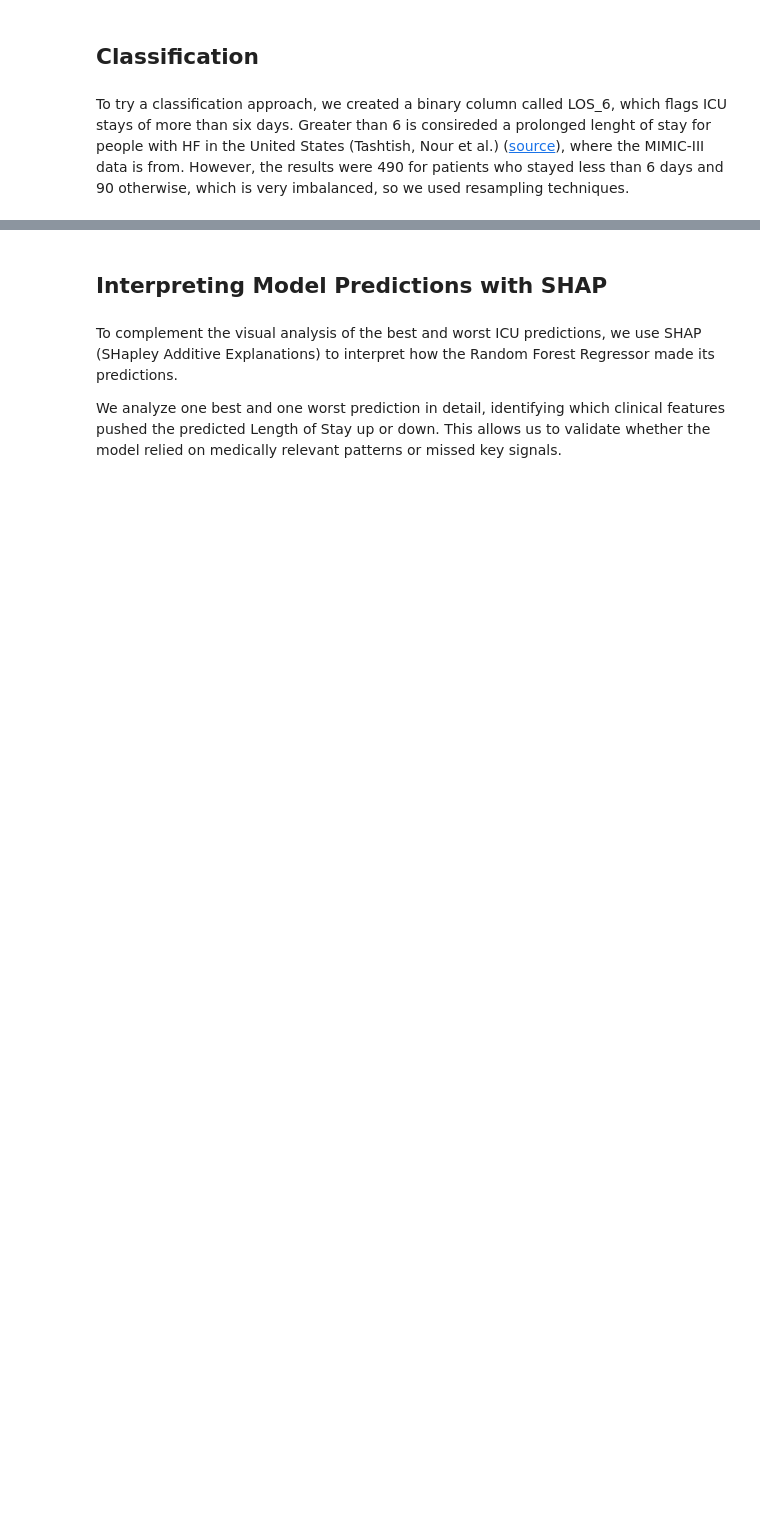
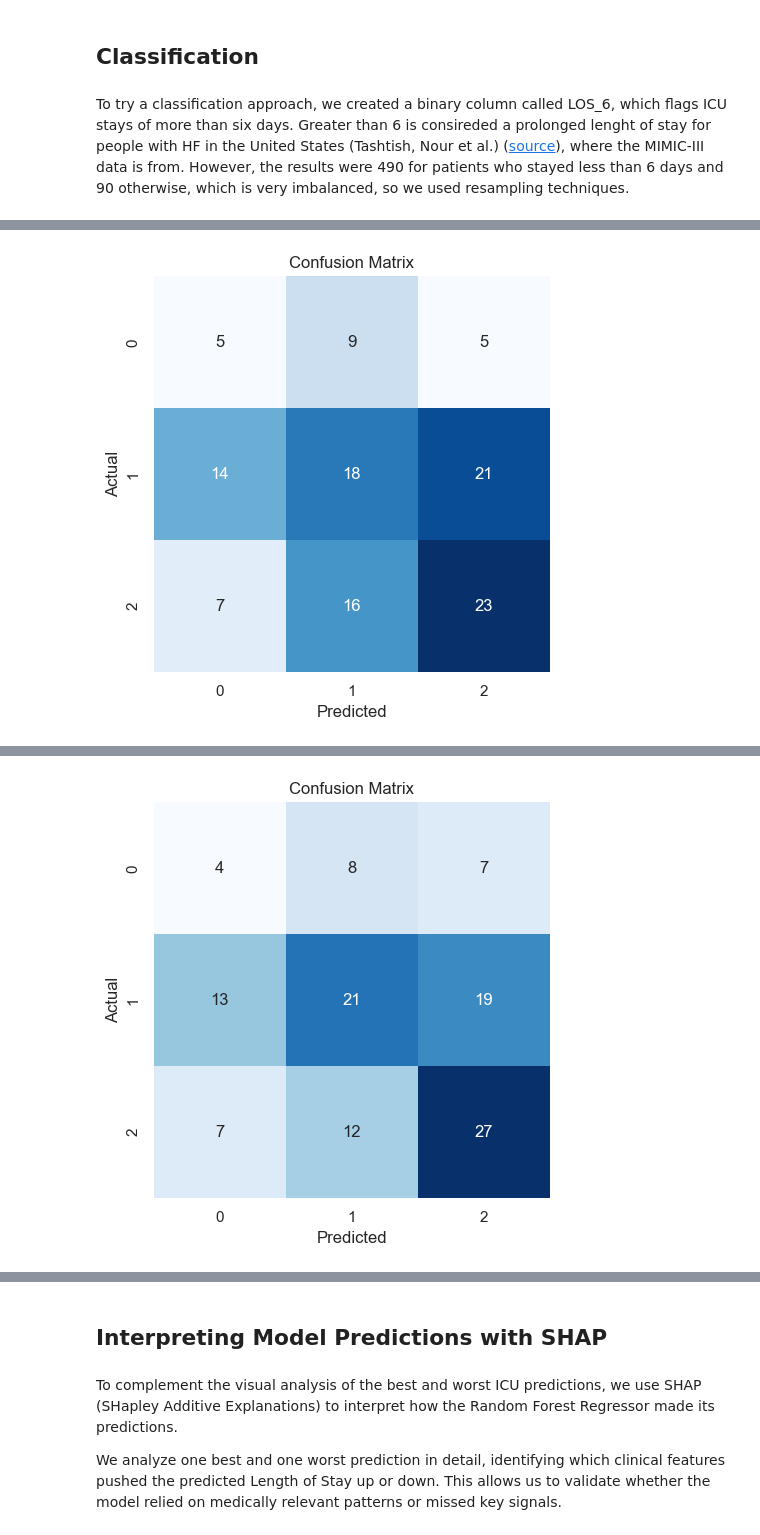
Before and after one commit to ossclaudia/Machine-Learning-2, a Jupyter notebook: projeto.ipynb, the cells around one changed output, grey strips where cells are left out. Saved outputs shown, nothing was run; the diff lists cells and outputs as text; code cells hidden in the pictures; blank space fills up the shorter version.

Commit message:
classification

```diff
--- a/projeto.ipynb
+++ b/projeto.ipynb
@@ -1562,10 +1584,4 @@ final_dataset2['LOS_category'] = pd.cut(final_dataset2['LOS'], bins=[-1,2,6,100]
 print(final_dataset2.columns)
 final_dataset2["LOS_category"].value_counts()
 
-X_train, X_test, y_train, y_test = train_test_split(
-    final_dataset2.drop(columns=['LOS', 'LOS_category']),
-    final_dataset2['LOS'],
-    test_size=0.2,
-    stratify=final_dataset2['LOS_category'],
-    random_state=42
-)
+final_dataset2 = final_dataset2.drop(columns=['LOS'])
@@ -1665,0 +1616,62 @@ for name, (param_grid, model) in param_grids.items():
+# %%
+kf = KFold(n_splits=5, shuffle=True, random_state=42)
+accuracy_scorer = make_scorer(accuracy_score)
+
+param_grids = {
+
+    'Decision Tree Classifier': ({
+        'max_depth': [None, 5, 10, 20],
+        'min_samples_split': [2, 5, 10],
+        'min_samples_leaf': [1, 2, 4]
+    }, DecisionTreeClassifier(random_state=42)),
+
+    'Random Forest Classifier': ({
+        'n_estimators': [50, 100, 200],
+        'max_depth': [None, 10, 20],
+        'min_samples_split': [2, 5],
+        'min_samples_leaf': [1, 2]
+    }, RandomForestClassifier(random_state=42)),
+
+    'KNN Classifier': ({
+        'n_neighbors': range(1, 11),
+        'weights': ['uniform', 'distance'],
+        'p': [1, 2]
+    }, KNeighborsClassifier()),
+
+    'SVM (Support Vector Classification)': ({
+        'C': [0.1, 1, 10],
+        'kernel': ['linear', 'rbf']
+    }, SVC()),
+
+    'XGBoost Classifier': ({
+        'n_estimators': [100, 200],
+        'max_depth': [3, 5, 7],
+        'learning_rate': [0.01, 0.1],
+        'subsample': [0.8, 1.0]
+    }, XGBClassifier(random_state=42)),
+}
+
+for name, (param_grid, model) in param_grids.items():
+    print(f"--- {name} ---")
+    grid_search = GridSearchCV(
+        estimator=model,
+        param_grid=param_grid,
+        scoring=accuracy_scorer,
+        cv=kf,
+        n_jobs=-1
+    )
+    """
+    if name in ['SVR (Support Vector Regression)', 'KNN Regressor']:
+        grid_search.fit(X_train_scaled, y_train)
+    else:
+        grid_search.fit(X_train_scaled, y_train, sample_weight=sample_weight)
+    """
+    grid_search.fit(X_train_scaled, y_train)
+
+    print("Best params:", grid_search.best_params_)
+
+    y_pred = grid_search.best_estimator_.predict(X_test_scaled)
+    evaluation2(y_test, y_pred)
+
+    print("\n")
+# %% [output]
@@ -1665,0 +1690 @@ for name, (param_grid, model) in param_grids.items():
+[figure, added]
@@ -1665,0 +1703 @@ for name, (param_grid, model) in param_grids.items():
+[figure, added]
```
Also changed, not shown: parts of 16 cells of this notebook.
